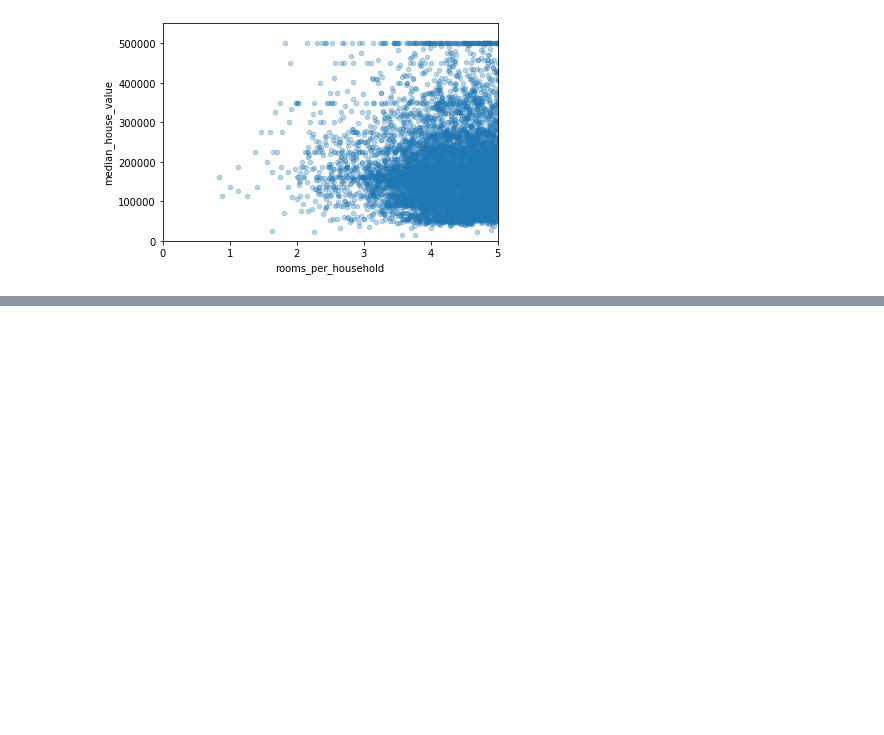
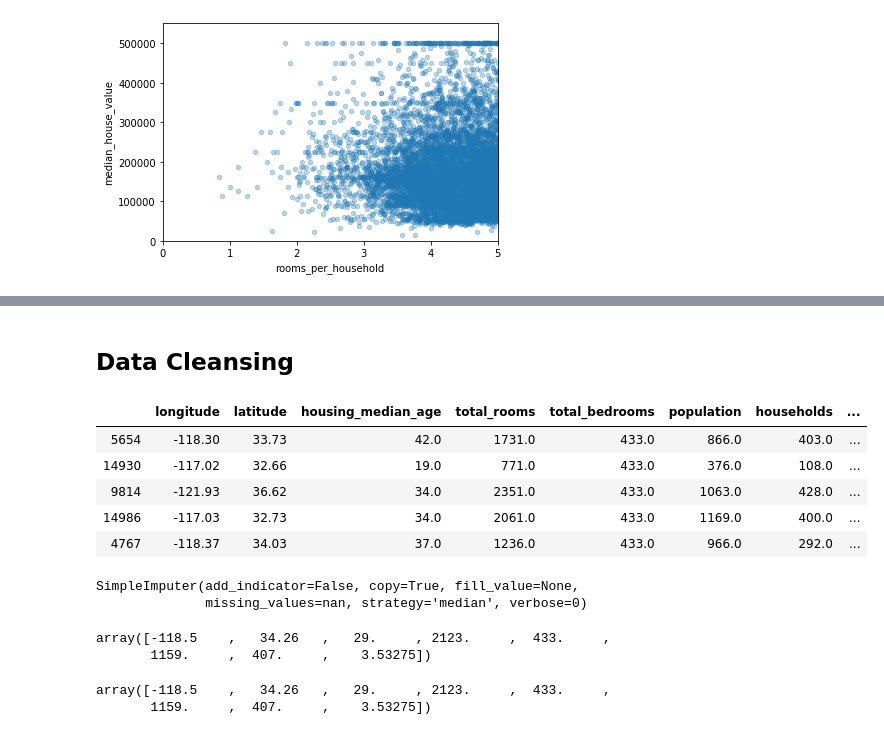
Before and after one commit to raghurh/Machine_Learning, a Jupyter notebook: California_Housing_Price.ipynb, the cells around one changed output, grey strips where cells are left out. Saved outputs shown, nothing was run; the diff lists cells and outputs as text; code cells hidden in the pictures; blank space fills up the shorter version.

```diff
--- a/California_Housing_Price.ipynb
+++ b/California_Housing_Price.ipynb
@@ -291,0 +294,3 @@ housing.describe()
+# %%
+housing_labels = housing_labels = strat_train_set["median_house_value"].copy()
+housing = strat_train_set.drop("median_house_value",axis = 1)
@@ -291,0 +314,16 @@ housing.describe()
+# %% [markdown]
+## Data Cleansing
+# %%
+# when calculating imputing on your own
+sample_incomplete_rows = housing[housing.isnull().any(axis = 1)].head()
+
+median = housing['total_bedrooms'].median()
+sample_incomplete_rows['total_bedrooms'].fillna(median, inplace=True)
+sample_incomplete_rows
+# %% [output]
+|  | longitude | latitude | housing_median_age | total_rooms | total_bedrooms | population | households | ... |
+| 5654 | -118.30 | 33.73 | 42.0 | 1731.0 | 433.0 | 866.0 | 403.0 | ... |
+| 14930 | -117.02 | 32.66 | 19.0 | 771.0 | 433.0 | 376.0 | 108.0 | ... |
+| 9814 | -121.93 | 36.62 | 34.0 | 2351.0 | 433.0 | 1063.0 | 428.0 | ... |
+| 14986 | -117.03 | 32.73 | 34.0 | 2061.0 | 433.0 | 1169.0 | 400.0 | ... |
+| 4767 | -118.37 | 34.03 | 37.0 | 1236.0 | 433.0 | 966.0 | 292.0 | ... |
@@ -291,0 +335,18 @@ housing.describe()
+# %%
+housing_num = housing.drop('ocean_proximity', axis = 1)
+
+imputer.fit(housing_num)
+# %% [output]
+SimpleImputer(add_indicator=False, copy=True, fill_value=None,
+              missing_values=nan, strategy='median', verbose=0)
+# %%
+# imput basically computes across all the attributes, so if you want see across all the attributes, just call statistics_ method
+imputer.statistics_
+# %% [output]
+array([-118.5    ,   34.26   ,   29.     , 2123.     ,  433.     ,
+       1159.     ,  407.     ,    3.53275])
+# %%
+housing.median().values
+# %% [output]
+array([-118.5    ,   34.26   ,   29.     , 2123.     ,  433.     ,
+       1159.     ,  407.     ,    3.53275])
```
Also changed, not shown: parts of 53 cells of this notebook.
